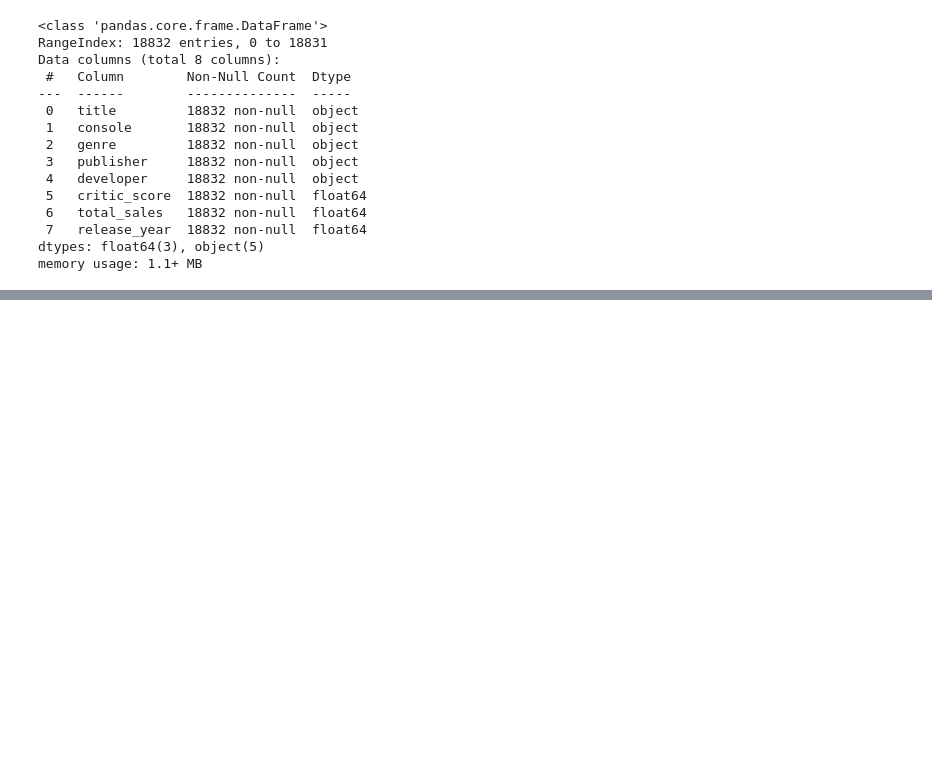
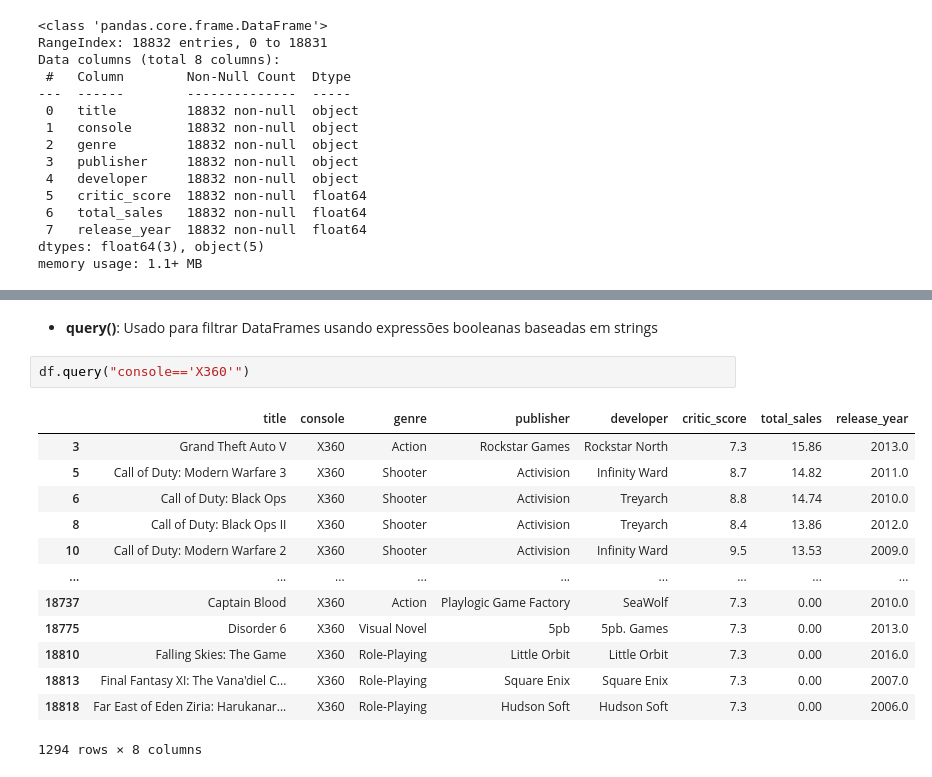
Before and after one commit to sarahbeatriz0205/tecnicas-analise-dados-tads, a Jupyter notebook: meu_notebook.ipynb, the cells around one changed output, grey strips where cells are left out. Drawn from its saved outputs; the diff is of its cells as text; blank space fills up the shorter version.

```diff
--- a/meu_notebook.ipynb
+++ b/meu_notebook.ipynb
@@ -87,0 +103,18 @@ memory usage: 1.1+ MB
+# %% [markdown]
+- **query()**: Usado para filtrar DataFrames usando expressões booleanas baseadas em strings
+# %%
+df.query("console=='X360'")
+# %% [output]
+|  | title | console | genre | publisher | developer | critic_score | total_sales | release_year |
+| 3 | Grand Theft Auto V | X360 | Action | Rockstar Games | Rockstar North | 7.3 | 15.86 | 2013.0 |
+| 5 | Call of Duty: Modern Warfare 3 | X360 | Shooter | Activision | Infinity Ward | 8.7 | 14.82 | 2011.0 |
+| 6 | Call of Duty: Black Ops | X360 | Shooter | Activision | Treyarch | 8.8 | 14.74 | 2010.0 |
+| 8 | Call of Duty: Black Ops II | X360 | Shooter | Activision | Treyarch | 8.4 | 13.86 | 2012.0 |
+| 10 | Call of Duty: Modern Warfare 2 | X360 | Shooter | Activision | Infinity Ward | 9.5 | 13.53 | 2009.0 |
+| ... | ... | ... | ... | ... | ... | ... | ... | ... |
+| 18737 | Captain Blood | X360 | Action | Playlogic Game Factory | SeaWolf | 7.3 | 0.00 | 2010.0 |
+| 18775 | Disorder 6 | X360 | Visual Novel | 5pb | 5pb. Games | 7.3 | 0.00 | 2013.0 |
+| 18810 | Falling Skies: The Game | X360 | Role-Playing | Little Orbit | Little Orbit | 7.3 | 0.00 | 2016.0 |
+| 18813 | Final Fantasy XI: The Vana'diel C... | X360 | Role-Playing | Square Enix | Square Enix | 7.3 | 0.00 | 2007.0 |
+| 18818 | Far East of Eden Ziria: Harukanar... | X360 | Role-Playing | Hudson Soft | Hudson Soft | 7.3 | 0.00 | 2006.0 |
+1294 rows × 8 columns
```
Also changed, not shown: parts of 3 cells of this notebook.
